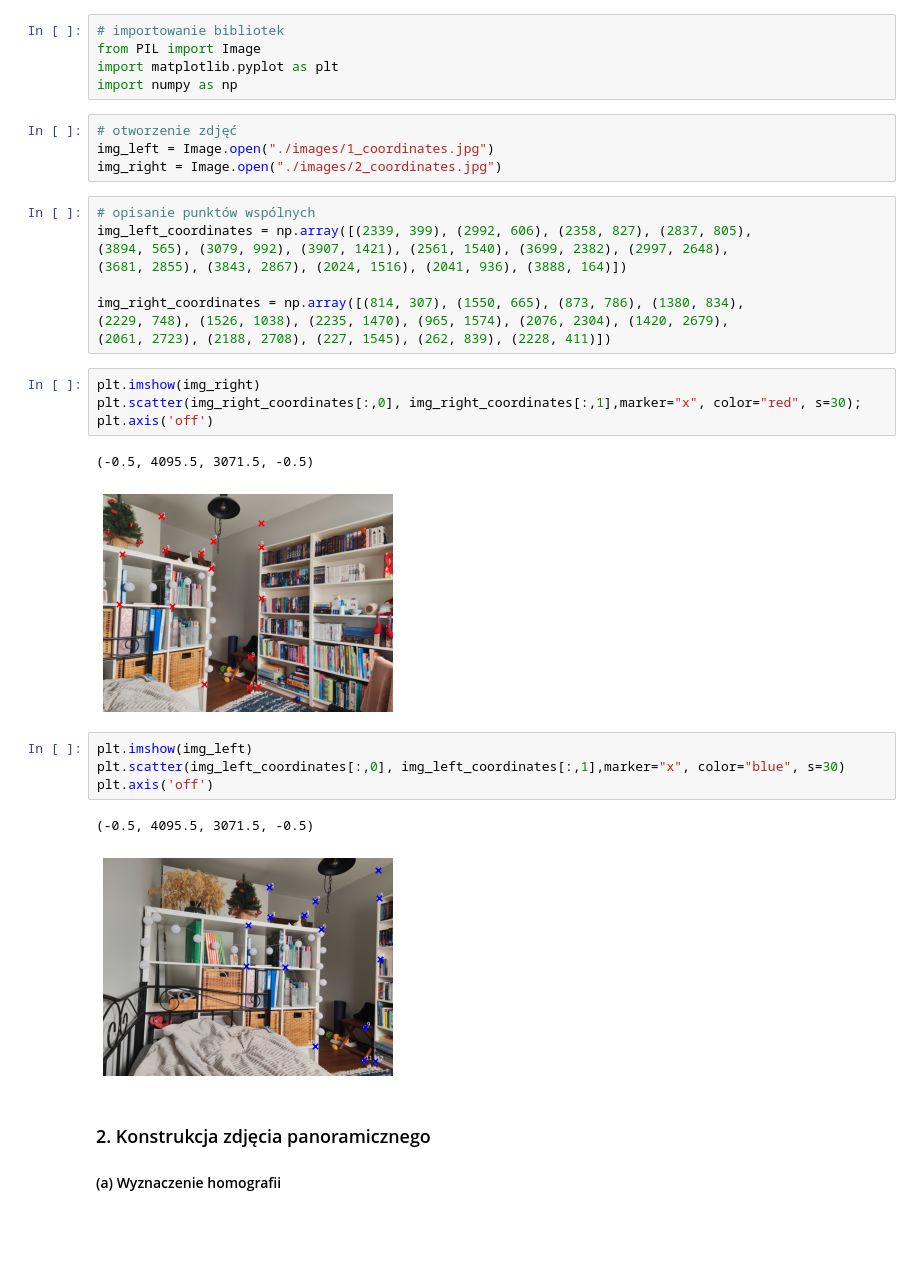
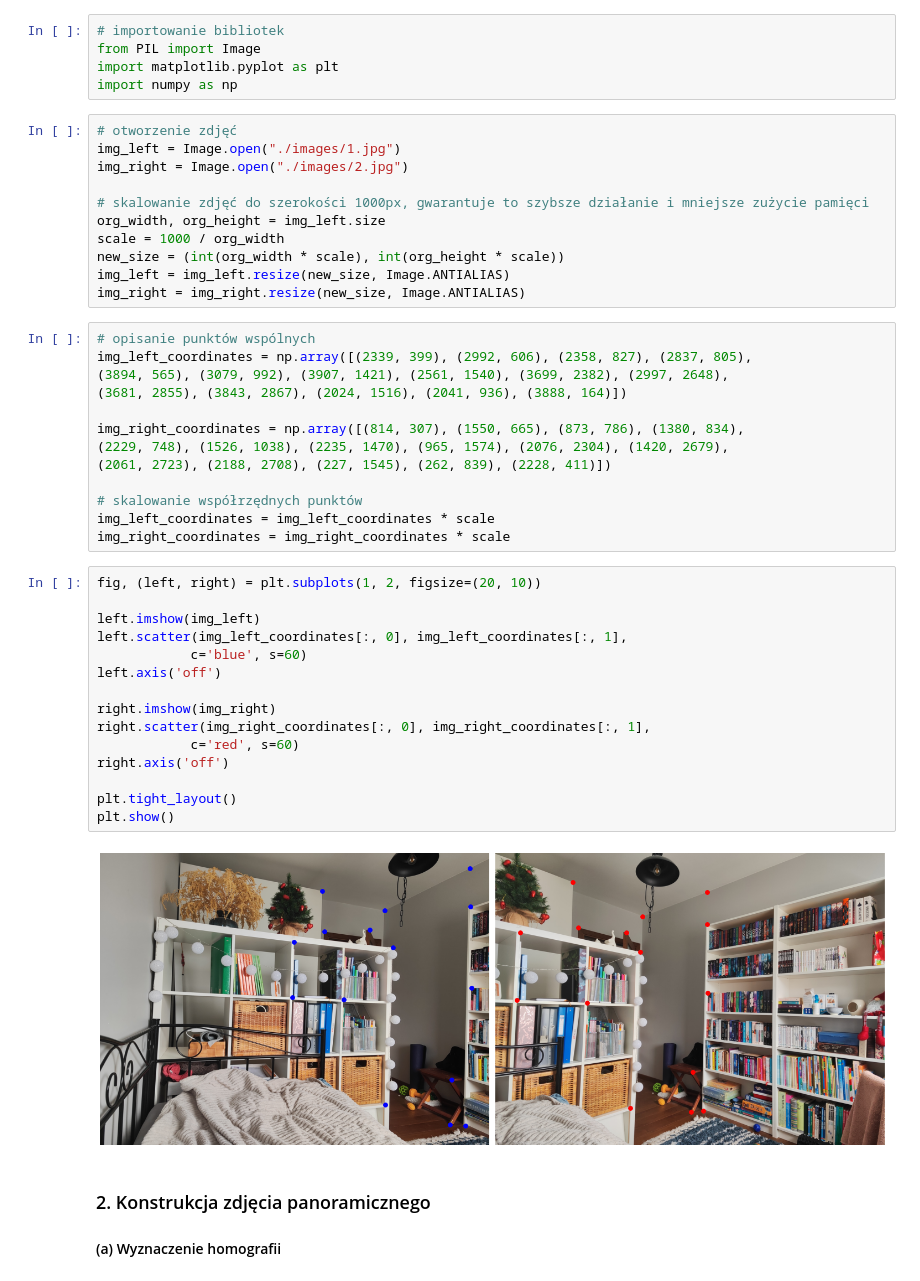
Before and after one commit to janczor/algebra_liniowa_projekt, a Jupyter notebook: projekt.ipynb, the cells around one changed output. Drawn from its saved outputs; the diff is of its cells as text; blank space fills up the shorter version.

```diff
--- a/projekt.ipynb
+++ b/projekt.ipynb
@@ -92,8 +92,15 @@ import matplotlib.pyplot as plt
 import numpy as np
 # %%
 # otworzenie zdjęć
-img_left = Image.open("./images/1_coordinates.jpg")
-img_right = Image.open("./images/2_coordinates.jpg")
+img_left = Image.open("./images/1.jpg")
+img_right = Image.open("./images/2.jpg")
+
+# skalowanie zdjęć do szerokości 1000px, gwarantuje to szybsze działanie i mniejsze zużycie pamięci
+org_width, org_height = img_left.size
+scale = 1000 / org_width
+new_size = (int(org_width * scale), int(org_height * scale))
+img_left = img_left.resize(new_size, Image.ANTIALIAS)
+img_right = img_right.resize(new_size, Image.ANTIALIAS)
 # %%
 # opisanie punktów wspólnych
 img_left_coordinates = np.array([(2339, 399), (2992, 606), (2358, 827), (2837, 805),
@@ -103,20 +110,27 @@ img_left_coordinates = np.array([(2339, 399), (2992, 606), (2358, 827), (2837, 8
 img_right_coordinates = np.array([(814, 307), (1550, 665), (873, 786), (1380, 834),
 (2229, 748), (1526, 1038), (2235, 1470), (965, 1574), (2076, 2304), (1420, 2679),
 (2061, 2723), (2188, 2708), (227, 1545), (262, 839), (2228, 411)])
+
+# skalowanie współrzędnych punktów
+img_left_coordinates = img_left_coordinates * scale
+img_right_coordinates = img_right_coordinates * scale
-# %%
-plt.imshow(img_right)
-plt.scatter(img_right_coordinates[:,0], img_right_coordinates[:,1],marker="x", color="red", s=30);
-plt.axis('off')
-# %% [output]
-(-0.5, 4095.5, 3071.5, -0.5)
-[figure, removed]
-# %%
-plt.imshow(img_left)
-plt.scatter(img_left_coordinates[:,0], img_left_coordinates[:,1],marker="x", color="blue", s=30)
-plt.axis('off')
-# %% [output]
-(-0.5, 4095.5, 3071.5, -0.5)
-[figure, removed]
+# %%
+fig, (left, right) = plt.subplots(1, 2, figsize=(20, 10))
+
+left.imshow(img_left)
+left.scatter(img_left_coordinates[:, 0], img_left_coordinates[:, 1],
+            c='blue', s=60)
+left.axis('off')
+
+right.imshow(img_right)
+right.scatter(img_right_coordinates[:, 0], img_right_coordinates[:, 1],
+            c='red', s=60)
+right.axis('off')
+
+plt.tight_layout()
+plt.show()
+# %% [output]
+[figure, added]
 # %% [markdown]
 ### 2. Konstrukcja zdjęcia panoramicznego
 #### (a) Wyznaczenie homografii
```
Also changed, not shown: parts of 10 cells of this notebook.
